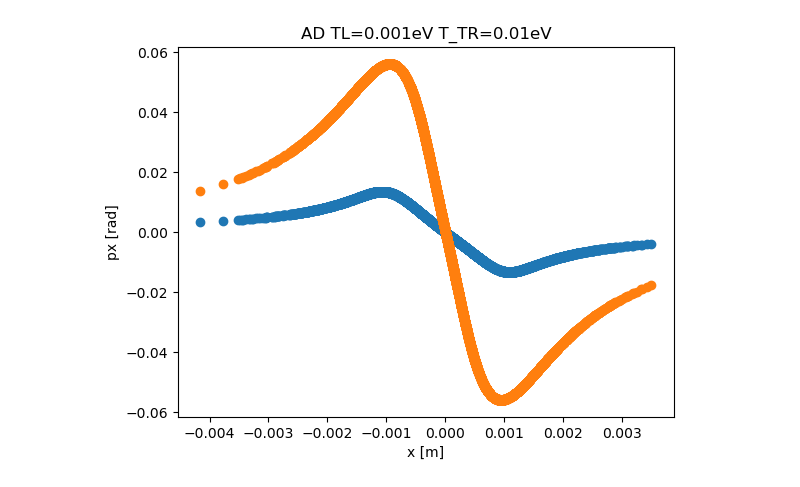
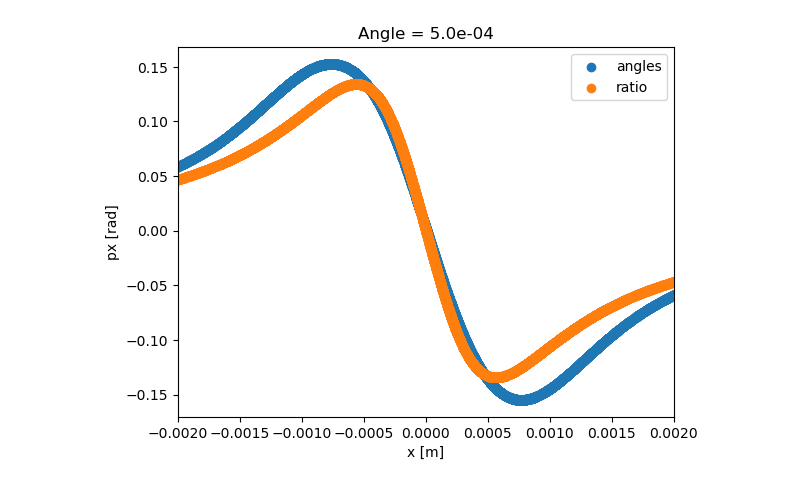
Before and after one commit to pkruyt/electron_cooling, a Jupyter notebook: notebooks/AD100/AD-100Mev:angle-imperfection.ipynb, the cells around one changed output. Cells and saved outputs as stored; diff of their text form; code cells hidden in the pictures.

Commit message:
added angle in cooler

```diff
--- a/notebooks/AD100/AD-100Mev:angle-imperfection.ipynb
+++ b/notebooks/AD100/AD-100Mev:angle-imperfection.ipynb
@@ -95,10 +95,10 @@ dtk_particle = dtk.TestParticles(
 
 dtk_particle_copy_old=dtk_particle.copy()
 # %%
-xp_cooler=1e-3
+#xp_cooler=1e-3
 
-B_ratio=1e-3
-#RMS = σ * sqrt(2)
+B_ratio=5e-4
+
 
 dtk_cooler = dtk.elements.ElectronCooler(I=I,L=L,r_beam=r_beam,
                                          T_perp=T_perp,T_l=T_l,
@@ -107,11 +107,12 @@ dtk_cooler = dtk.elements.ElectronCooler(I=I,L=L,r_beam=r_beam,
                                          xp_cooler=0)
 
 coolers = []
-num_coolers=int(1e3)
+num_coolers=int(1e4)
+
 
 for i in range(num_coolers):
-    #angle=np.random.normal(0,B_ratio,1)
-    angle=np.random.uniform(-B_ratio,B_ratio,1)
+    angle=np.random.normal(0,B_ratio,1)
+    #angle=np.random.uniform(-B_ratio,B_ratio,1)
     #print('angle:',angle)
     cooler = dtk.elements.ElectronCooler(I=I, L=L/num_coolers, r_beam=r_beam,
                                          T_perp=T_perp, T_l=T_l,
@@ -142,10 +143,14 @@ for i in tqdm(range(num_turns)):
 
     force_old.append(dtk_cooler.force(dtk_particle))
 
-    for dtk_cooler in coolers:
-        force_temp.append(dtk_cooler.force(dtk_particle))
+    for cooler in coolers:
+        f1=cooler.force(dtk_particle)
+        force_temp.append(f1)
+
         # dtk_cooler.track(dtk_particle)
-    force.append(sum(force_temp)/num_coolers)
+    force_temp=np.array(force_temp)
+    force=force_temp.mean(axis=0)
+    #force=np.squeeze(force)
 
 
 x = np.array(x)
@@ -156,11 +161,13 @@ force_old = np.array(force_old)
 # %%
 #plot force magnitude in phase space
 plt.figure()
-plt.scatter(px,force)#,vmin=-0.05, vmax=0.05
-plt.scatter(px,force_old)#,vmin=-0.05, vmax=0.05
+plt.scatter(px,force,label='angles')#,vmin=-0.05, vmax=0.05
+plt.scatter(px,force_old,label='ratio')#,vmin=-0.05, vmax=0.05
 plt.xlabel('x [m]')
 plt.ylabel('px [rad]')
-plt.title(f'AD TL={T_l}eV T_TR={T_perp}eV')
+plt.title(f'Angle = {B_ratio:.1e}')
+plt.xlim([-0.0020,0.0020])
+plt.legend()
 plt.show()
 # %% [output]
-[figure, old version]
+[figure, new version]
```
Also changed, not shown: parts of 2 cells of this notebook, 3 other files.
